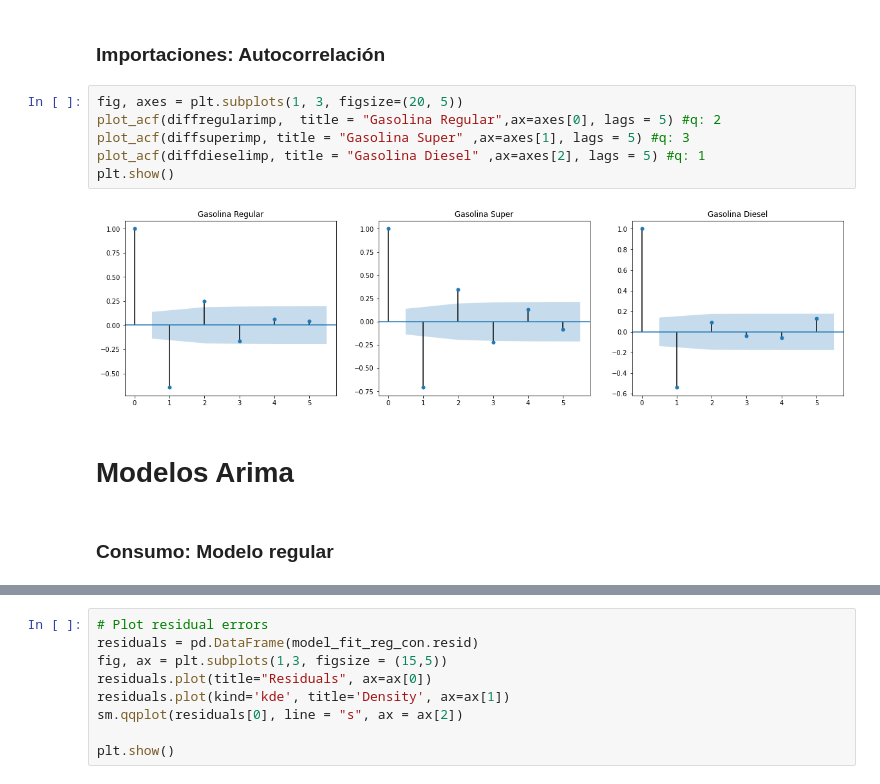
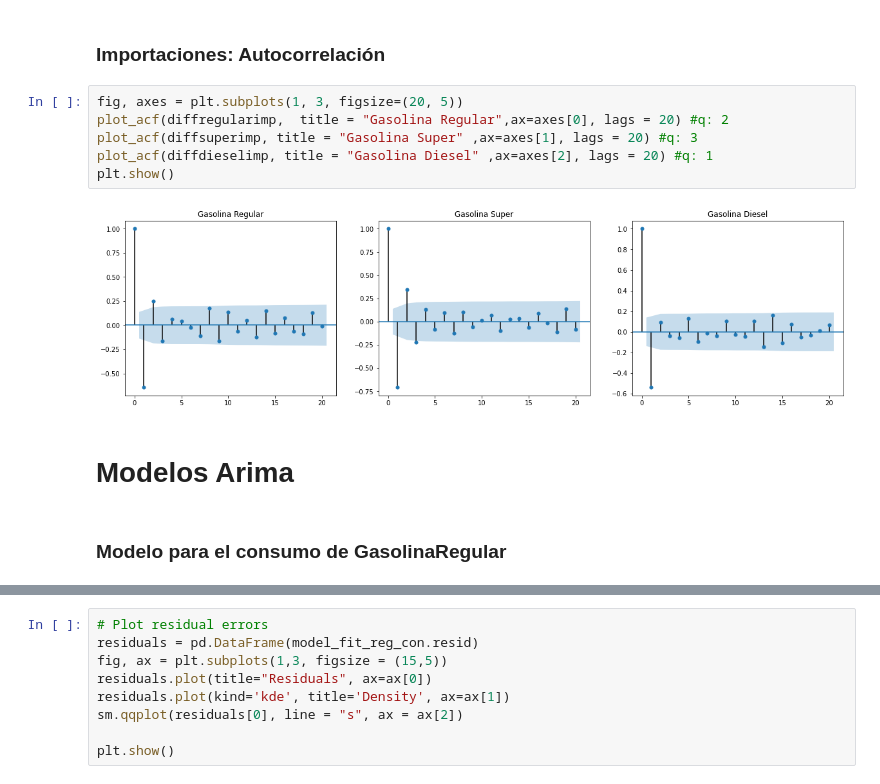
Before and after one commit to karinaValladares/cc3006-Lab-1, a Jupyter notebook: Lab2.ipynb, the cells around one changed output, grey strips where cells are left out. Cells and saved outputs as stored; diff of their text form.

```diff
--- a/Lab2.ipynb
+++ b/Lab2.ipynb
@@ -1084,16 +1163,16 @@ plt.show()
 ### Importaciones: Autocorrelación
 # %%
 fig, axes = plt.subplots(1, 3, figsize=(20, 5))
-plot_acf(diffregularimp,  title = "Gasolina Regular",ax=axes[0], lags = 5) #q: 2
-plot_acf(diffsuperimp, title = "Gasolina Super" ,ax=axes[1], lags = 5) #q: 3
-plot_acf(diffdieselimp, title = "Gasolina Diesel" ,ax=axes[2], lags = 5) #q: 1
+plot_acf(diffregularimp,  title = "Gasolina Regular",ax=axes[0], lags = 20) #q: 2
+plot_acf(diffsuperimp, title = "Gasolina Super" ,ax=axes[1], lags = 20) #q: 3
+plot_acf(diffdieselimp, title = "Gasolina Diesel" ,ax=axes[2], lags = 20) #q: 1
 plt.show()
 # %% [output]
-[figure, old version]
+[figure, new version]
 # %% [markdown]
 # Modelos Arima
-# %% [markdown]
-### Consumo: Modelo regular
+# %% [markdown]
+### Modelo para el consumo de GasolinaRegular
 # %%
 data_con["GasolinaRegular"] = np.exp(data_con["GasolinaRegular"]).dropna()
 # %% [output]
```
Also changed, not shown: parts of 78 cells of this notebook.
